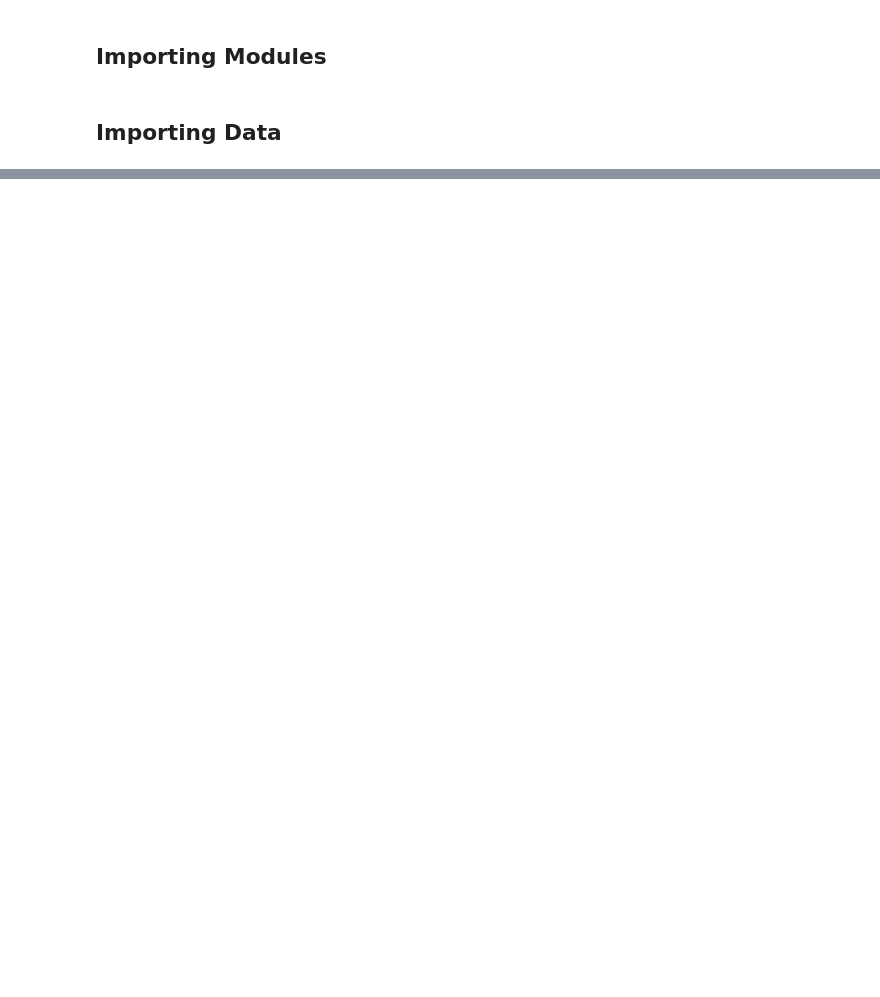
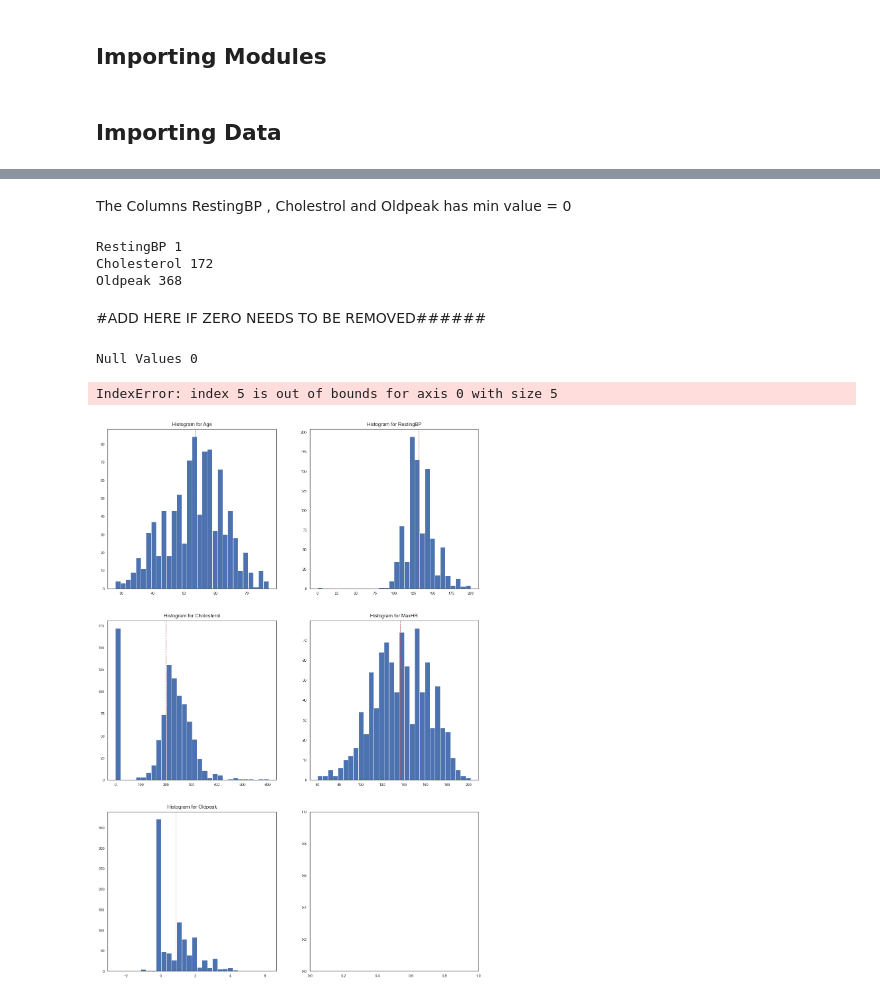
Before and after one commit to ShivaniTyagi1206/Heart-Disease-Classification-Models, a Jupyter notebook: Code/Heart Disease Classification Models.ipynb, the cells around one changed output, grey strips where cells are left out. Drawn from its saved outputs; the diff is of its cells as text; code cells hidden in the pictures; blank space fills up the shorter version.

```diff
--- a/Code/Heart Disease Classification Models.ipynb
+++ b/Code/Heart Disease Classification Models.ipynb
@@ -25,22 +86,38 @@ import numpy as np
 import matplotlib.pyplot as plt
 import seaborn as sns
 
-# modeling
+# Scipy
+import scipy.stats as stats
+
+# Modelling
+
+from sklearn.metrics import plot_roc_curve, roc_curve, roc_auc_score
+from sklearn.metrics import accuracy_score
+from sklearn.metrics import classification_report, precision_score, recall_score
+from sklearn.metrics import confusion_matrix
+from sklearn.metrics import log_loss
+
+from sklearn.linear_model import LogisticRegression
+
+from sklearn.tree import DecisionTreeClassifier #To draw Classification Tree
+from sklearn.tree import plot_tree # To draw a classification tree
+
 from sklearn.model_selection import train_test_split
-from sklearn.metrics import roc_curve, roc_auc_score
-from sklearn.tree import DecisionTreeClassifier
+
 from sklearn.ensemble import RandomForestClassifier, GradientBoostingClassifier
 
 # grid search
 from sklearn.model_selection import GridSearchCV, RandomizedSearchCV
+
+sns.set(style='white')
 # %% [markdown]
 ## Importing Data
 # %%
 # Downloading the csv file from your GitHub account
-url = "https://archive.ics.uci.edu/ml/machine-learning-databases/heart-disease/processed.cleveland.data"
+# url = "https://github.com/ShivaniTyagi1206/-Downloading-the-csv-file-from-your-GitHub-account-url-https-archive.ics.uci.edu-ml-machine-le/blob/94e90eea043107fe30e86ae8cba6a167399994ba/Data/heart.csv"
 
 # Reading the downloaded content and turning it into a pandas dataframe
-df = pd.read_csv(url, header= None)
+df = pd.read_csv("D:/D_ST/Git_Profile/Heart Disease Classification Models/Data/heart.csv")
 
 #Peeking the data
 df.head(5)
@@ -46,0 +157,3 @@ df.head(5)
+# %%
+df['FastingBS'] = df['FastingBS'].astype(str)
+df['HeartDisease'] = df['HeartDisease'].astype(str)
@@ -46,0 +170,31 @@ df.head(5)
+# %% [markdown]
+The Columns RestingBP , Cholestrol and Oldpeak has min value = 0
+# %%
+# Number of rows having value zero
+print("RestingBP",len(df.loc[df['RestingBP' ] == 0]))
+print("Cholesterol",len(df.loc[df['Cholesterol' ] == 0]))
+print("Oldpeak",len(df.loc[df['Oldpeak' ] == 0]))
+# %% [output]
+RestingBP 1
+Cholesterol 172
+Oldpeak 368
+# %% [markdown]
+#ADD HERE IF ZERO NEEDS TO BE REMOVED######
+# %%
+# Checking for null values in each column
+print("Null Values", df.isnull().sum().sum())
+# %% [output]
+Null Values 0
+# %%
+# Visualizing Numerical Columns
+ncol = df.columns[df.dtypes !='object'].values
+fig, axes= plt.subplots(nrows=3, ncols=2, figsize = (20,30))
+
+for i, x in enumerate(axes.flat):
+    col = ncol[i]
+    df[col].hist(bins=30, ax=x, grid=False)
+    x.set_title(f"Histogram for {col}", size = 15, pad = 10)
+    x.axvline(df[col].mean(), color='r', linestyle='dashed', linewidth=1)
+# %% [output]
+IndexError: index 5 is out of bounds for axis 0 with size 5
+[figure, added]
```
Also changed, not shown: parts of 52 cells of this notebook.
